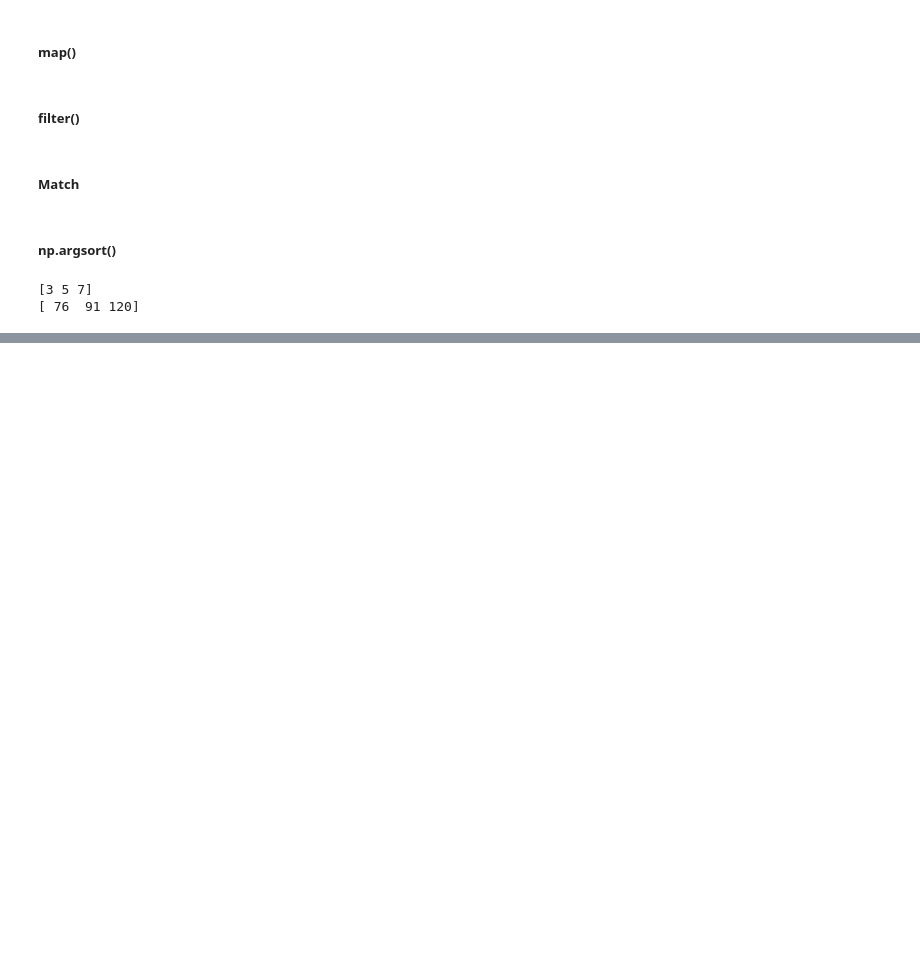
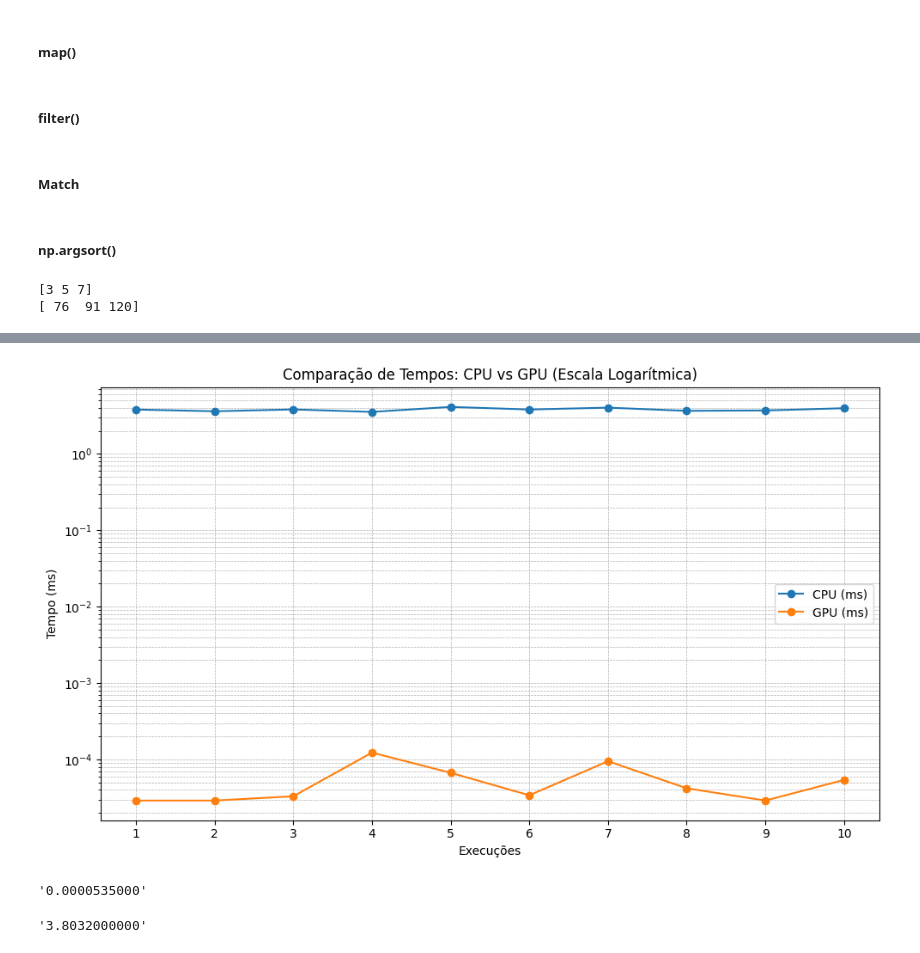
Before and after one commit to KennedyRMenezes/PythonPills, a Jupyter notebook: catalogo_1.ipynb, the cells around one changed output, grey strips where cells are left out. Saved outputs shown, nothing was run; the diff lists cells and outputs as text; code cells hidden in the pictures; blank space fills up the shorter version.

```diff
--- a/catalogo_1.ipynb
+++ b/catalogo_1.ipynb
@@ -489,0 +559,42 @@ print(maiores_valores)
+# %%
+import matplotlib.pyplot as plt
+
+# Dados em segundos e milissegundos
+tempos_cpu_segundos = [0.003804, 0.003609, 0.003818, 0.003542, 0.004115,
+                       0.003808, 0.004023, 0.003658, 0.003700, 0.003955]
+
+tempos_gpu_milissegundos = [0.000029, 0.000029, 0.000033, 0.000123, 0.000067,
+                            0.000034, 0.000095, 0.000042, 0.000029, 0.000054]
+
+# Converter tempos CPU para milissegundos
+tempos_cpu_milissegundos = [t * 1000 for t in tempos_cpu_segundos]
+
+# Criar gráfico com escala logarítmica
+plt.figure(figsize=(10, 6))
+plt.plot(range(1, 11), tempos_cpu_milissegundos, label='CPU (ms)', marker='o')
+plt.plot(range(1, 11), tempos_gpu_milissegundos, label='GPU (ms)', marker='o')
+
+# Configurações do gráfico
+plt.yscale('log')  # Define a escala logarítmica no eixo Y
+plt.title('Comparação de Tempos: CPU vs GPU (Escala Logarítmica)')
+plt.xlabel('Execuções')
+plt.ylabel('Tempo (ms)')
+plt.legend()
+plt.grid(which='both', linestyle='--', linewidth=0.5)  # Grid para escala log
+plt.xticks(range(1, 11))
+plt.tight_layout()
+
+# Exibir gráfico
+plt.show()
+# %% [output]
+[figure, added]
+# %%
+import numpy as np
+
+"{:.10f}".format(np.mean(tempos_gpu_milissegundos))
+# %% [output]
+'0.0000535000'
+# %%
+"{:.10f}".format(np.mean(tempos_cpu_milissegundos))
+# %% [output]
+'3.8032000000'
```
Also changed, not shown: parts of 2 cells of this notebook.
